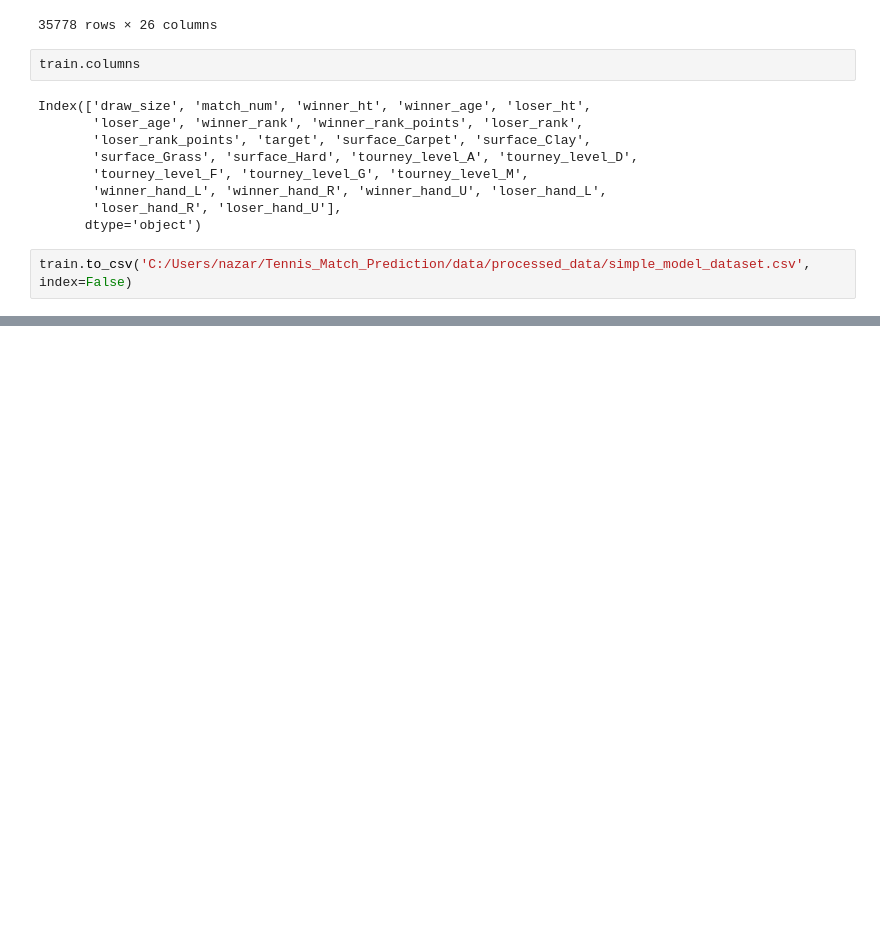
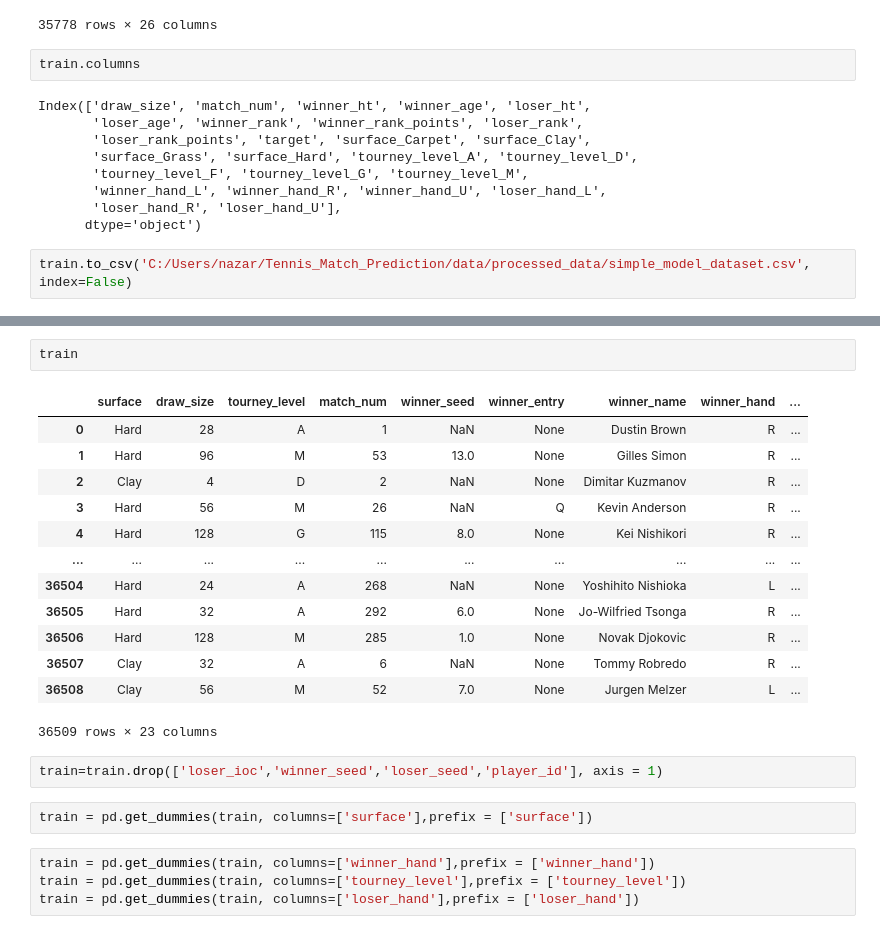
Before and after one commit to NazarPolishchuk7/Tennis_Match_Prediction, a Jupyter notebook: notebooks/data_preprocessing.ipynb, the cells around one changed output, grey strips where cells are left out. Saved outputs shown, nothing was run; the diff lists cells and outputs as text; blank space fills up the shorter version.

```diff
--- a/notebooks/data_preprocessing.ipynb
+++ b/notebooks/data_preprocessing.ipynb
@@ -669,0 +758,24 @@ train.to_csv('C:/Users/nazar/Tennis_Match_Prediction/data/processed_data/simple_
+# %%
+train
+# %% [output]
+|  | surface | draw_size | tourney_level | match_num | winner_seed | winner_entry | winner_name | winner_hand | ... |
+| 0 | Hard | 28 | A | 1 | NaN | None | Dustin Brown | R | ... |
+| 1 | Hard | 96 | M | 53 | 13.0 | None | Gilles Simon | R | ... |
+| 2 | Clay | 4 | D | 2 | NaN | None | Dimitar Kuzmanov | R | ... |
+| 3 | Hard | 56 | M | 26 | NaN | Q | Kevin Anderson | R | ... |
+| 4 | Hard | 128 | G | 115 | 8.0 | None | Kei Nishikori | R | ... |
+| ... | ... | ... | ... | ... | ... | ... | ... | ... | ... |
+| 36504 | Hard | 24 | A | 268 | NaN | None | Yoshihito Nishioka | L | ... |
+| 36505 | Hard | 32 | A | 292 | 6.0 | None | Jo-Wilfried Tsonga | R | ... |
+| 36506 | Hard | 128 | M | 285 | 1.0 | None | Novak Djokovic | R | ... |
+| 36507 | Clay | 32 | A | 6 | NaN | None | Tommy Robredo | R | ... |
+| 36508 | Clay | 56 | M | 52 | 7.0 | None | Jurgen Melzer | L | ... |
+36509 rows × 23 columns
+# %%
+train=train.drop(['loser_ioc','winner_seed','loser_seed','player_id'], axis = 1)
+# %%
+train = pd.get_dummies(train, columns=['surface'],prefix = ['surface'])
+# %%
+train = pd.get_dummies(train, columns=['winner_hand'],prefix = ['winner_hand'])
+train = pd.get_dummies(train, columns=['tourney_level'],prefix = ['tourney_level'])
+train = pd.get_dummies(train, columns=['loser_hand'],prefix = ['loser_hand'])
```
Also changed, not shown: parts of 23 cells of this notebook, 1 other file.
